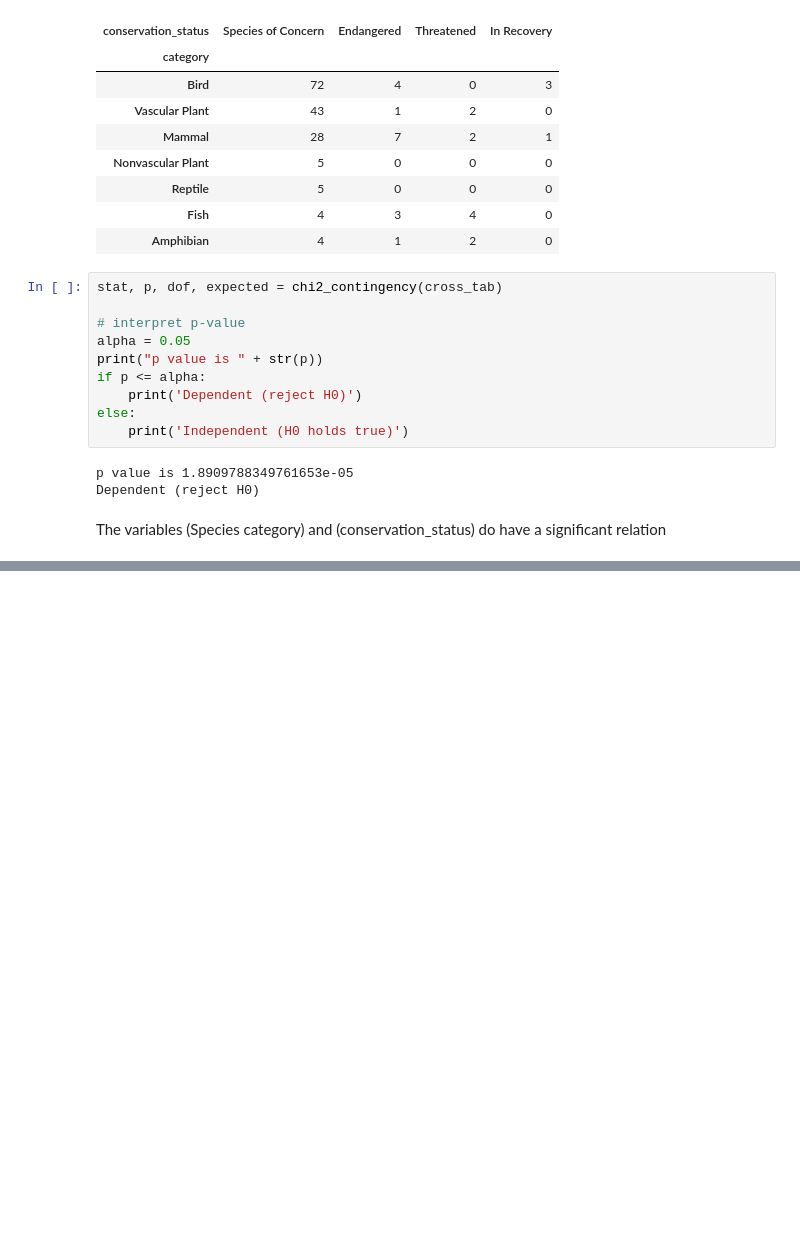
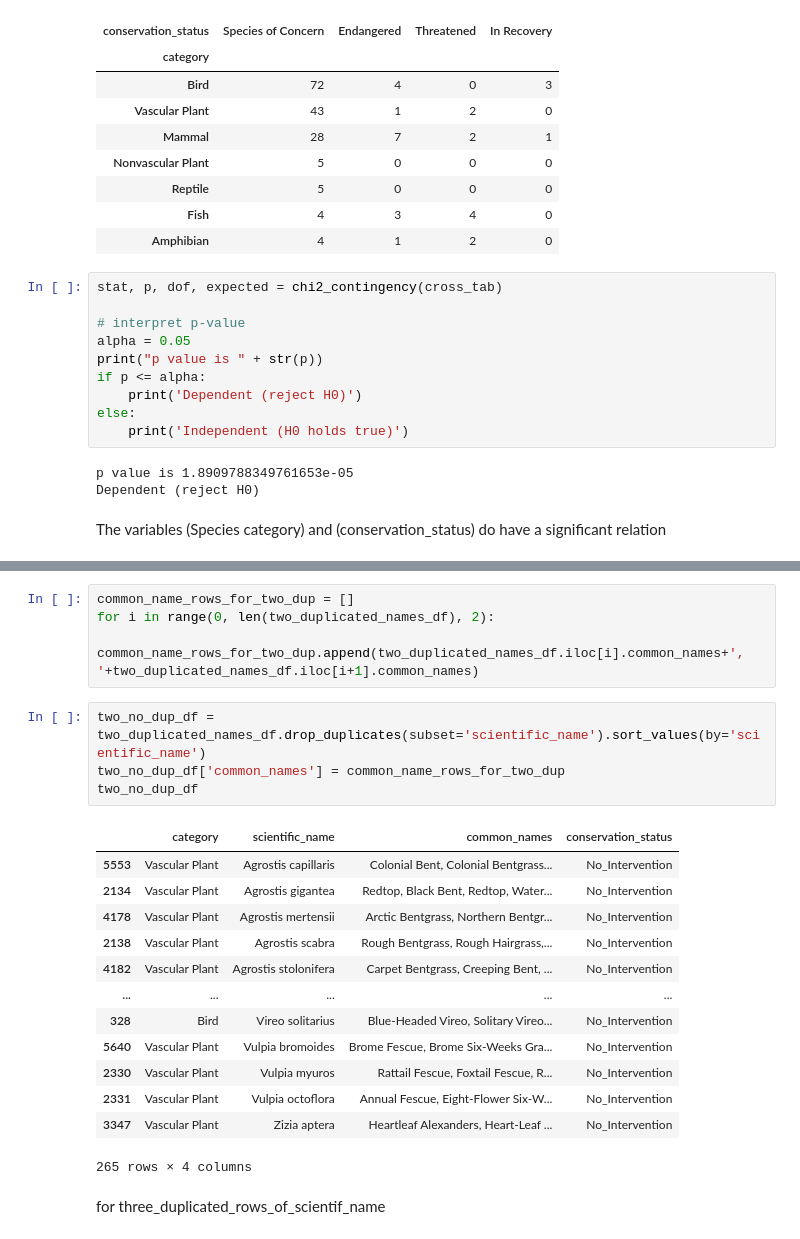
Before and after one commit to OussamaZIDI/biodiversity-in-national-parks, a Jupyter notebook: biodiversity_project.ipynb, the cells around one changed output, grey strips where cells are left out. Drawn from its saved outputs; the diff is of its cells as text; blank space fills up the shorter version.

```diff
--- a/biodiversity_project.ipynb
+++ b/biodiversity_project.ipynb
@@ -274,0 +319,24 @@ The variables (Species category) and (conservation_status) do have a significant
+# %%
+common_name_rows_for_two_dup = []
+for i in range(0, len(two_duplicated_names_df), 2):
+    common_name_rows_for_two_dup.append(two_duplicated_names_df.iloc[i].common_names+', '+two_duplicated_names_df.iloc[i+1].common_names)
+# %%
+two_no_dup_df = two_duplicated_names_df.drop_duplicates(subset='scientific_name').sort_values(by='scientific_name')
+two_no_dup_df['common_names'] = common_name_rows_for_two_dup
+two_no_dup_df
+# %% [output]
+|  | category | scientific_name | common_names | conservation_status |
+| 5553 | Vascular Plant | Agrostis capillaris | Colonial Bent, Colonial Bentgrass... | No_Intervention |
+| 2134 | Vascular Plant | Agrostis gigantea | Redtop, Black Bent, Redtop, Water... | No_Intervention |
+| 4178 | Vascular Plant | Agrostis mertensii | Arctic Bentgrass, Northern Bentgr... | No_Intervention |
+| 2138 | Vascular Plant | Agrostis scabra | Rough Bentgrass, Rough Hairgrass,... | No_Intervention |
+| 4182 | Vascular Plant | Agrostis stolonifera | Carpet Bentgrass, Creeping Bent, ... | No_Intervention |
+| ... | ... | ... | ... | ... |
+| 328 | Bird | Vireo solitarius | Blue-Headed Vireo, Solitary Vireo... | No_Intervention |
+| 5640 | Vascular Plant | Vulpia bromoides | Brome Fescue, Brome Six-Weeks Gra... | No_Intervention |
+| 2330 | Vascular Plant | Vulpia myuros | Rattail Fescue, Foxtail Fescue, R... | No_Intervention |
+| 2331 | Vascular Plant | Vulpia octoflora | Annual Fescue, Eight-Flower Six-W... | No_Intervention |
+| 3347 | Vascular Plant | Zizia aptera | Heartleaf Alexanders, Heart-Leaf ... | No_Intervention |
+265 rows × 4 columns
+# %% [markdown]
+for three_duplicated_rows_of_scientif_name
```
Also changed, not shown: parts of 7 cells of this notebook.
